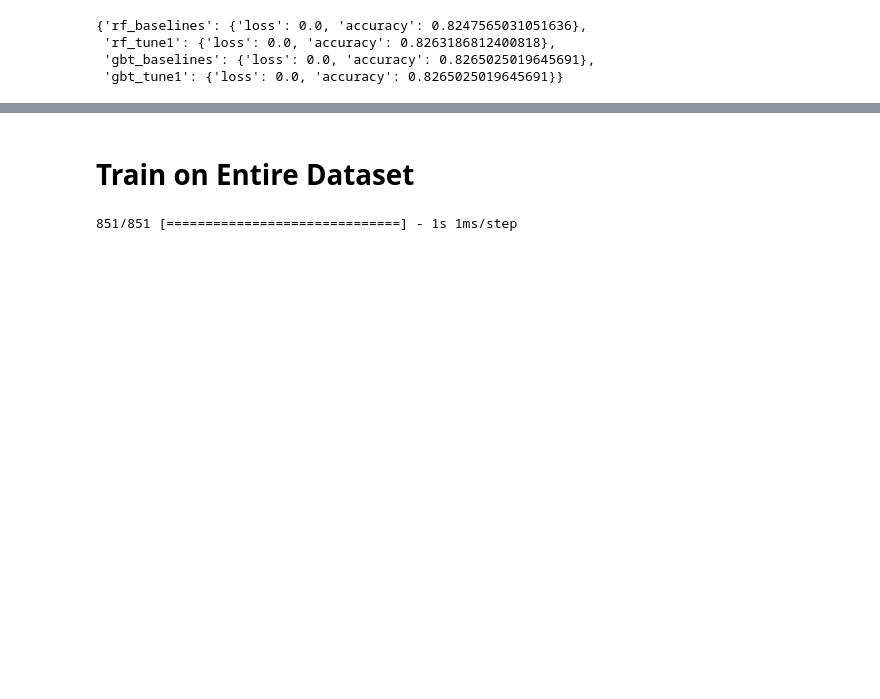
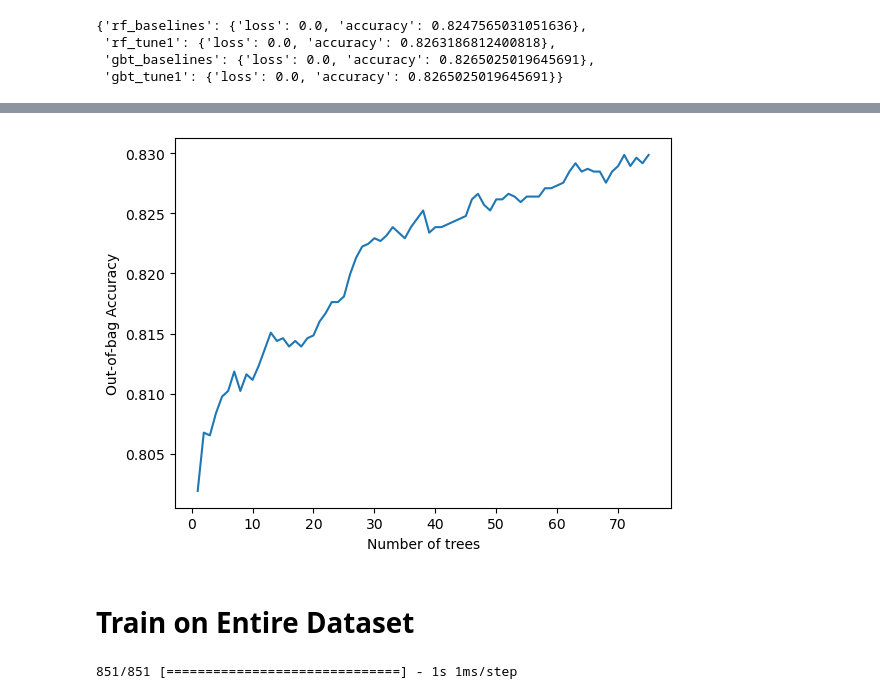
Before and after one commit to ageofneil/kaggle, a Jupyter notebook: sliced_s01e10/model.ipynb, the cells around one changed output, grey strips where cells are left out. Cells and saved outputs as stored; diff of their text form; code cells hidden in the pictures; blank space fills up the shorter version.

```diff
--- a/sliced_s01e10/model.ipynb
+++ b/sliced_s01e10/model.ipynb
@@ -230,3 +256,13 @@ evaluation
+# %%
+import matplotlib.pyplot as plt
+
+logs = models['gbt_tune1'].make_inspector().training_logs()
+plt.plot([log.num_trees for log in logs], [log.evaluation.accuracy for log in logs])
+plt.xlabel("Number of trees")
+plt.ylabel("Out-of-bag Accuracy")
+plt.show()
+# %% [output]
+[figure, added]
 # %% [markdown]
 # Train on Entire Dataset
 # %%
```
Also changed, not shown: parts of 5 cells of this notebook, 6 other files.
